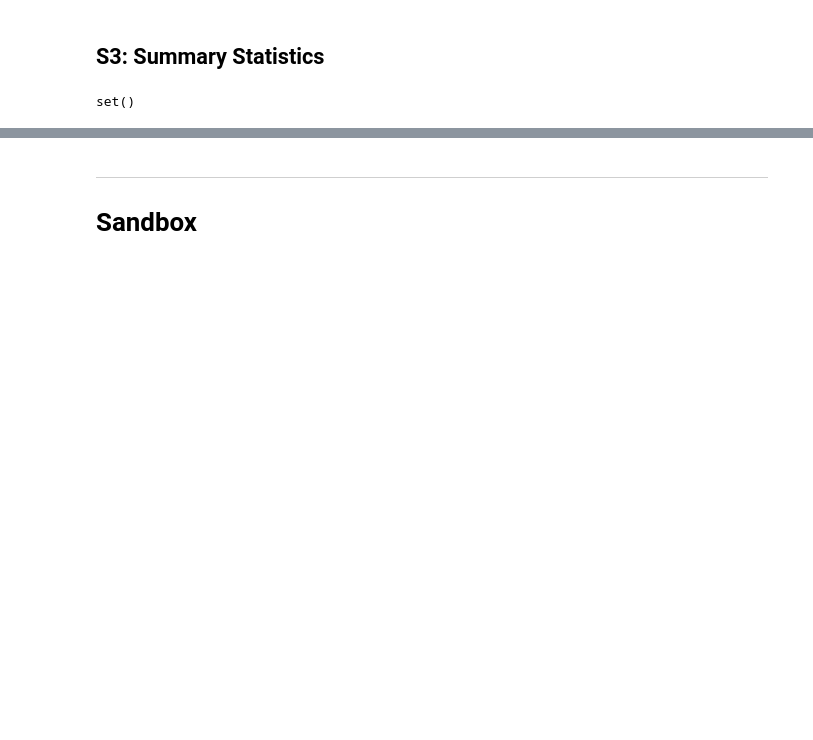
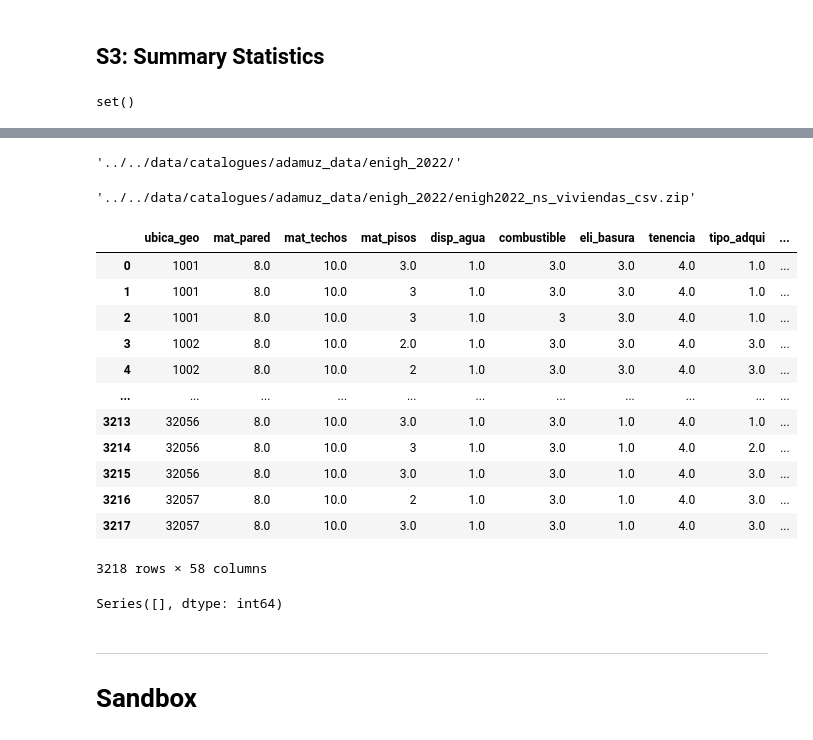
Before and after one commit to romanAVJ/mds-research-stay, a Jupyter notebook: src/P1_PRE_EDA/s4_enigh.ipynb, the cells around one changed output, grey strips where cells are left out. Saved outputs shown, nothing was run; the diff lists cells and outputs as text; code cells hidden in the pictures; blank space fills up the shorter version.

Commit message:
finished enigh complement

```diff
--- a/src/P1_PRE_EDA/s4_enigh.ipynb
+++ b/src/P1_PRE_EDA/s4_enigh.ipynb
@@ -386,7 +385,7 @@ def get_enigh(file, cols_summarize):
 
 
 # get params
-years_enigh = [2018, 2020, 2020]
+years_enigh = [2018, 2020, 2022]
 cols_to_summarize = [
     'tam_loc', 'est_socio', 'est_dis',
     'clase_hog', 'sexo_jefe', 'edad_jefe',
@@ -712,3 +813,37 @@ table_vivienda
+# %%
+dir_file
+# %% [output]
+'../../data/catalogues/adamuz_data/enigh_2022/'
+# %%
+file
+# %% [output]
+'../../data/catalogues/adamuz_data/enigh_2022/enigh2022_ns_viviendas_csv.zip'
+# %%
+# concat
+df_viviendas_all = (
+    pd.concat(list_tables)
+    .sort_values(["ubica_geo", "year"], ignore_index=True)
+    )
+df_viviendas_all
+# %% [output]
+|  | ubica_geo | mat_pared | mat_techos | mat_pisos | disp_agua | combustible | eli_basura | tenencia | tipo_adqui | ... |
+| 0 | 1001 | 8.0 | 10.0 | 3.0 | 1.0 | 3.0 | 3.0 | 4.0 | 1.0 | ... |
+| 1 | 1001 | 8.0 | 10.0 | 3 | 1.0 | 3.0 | 3.0 | 4.0 | 1.0 | ... |
+| 2 | 1001 | 8.0 | 10.0 | 3 | 1.0 | 3 | 3.0 | 4.0 | 1.0 | ... |
+| 3 | 1002 | 8.0 | 10.0 | 2.0 | 1.0 | 3.0 | 3.0 | 4.0 | 3.0 | ... |
+| 4 | 1002 | 8.0 | 10.0 | 2 | 1.0 | 3.0 | 3.0 | 4.0 | 3.0 | ... |
+| ... | ... | ... | ... | ... | ... | ... | ... | ... | ... | ... |
+| 3213 | 32056 | 8.0 | 10.0 | 3.0 | 1.0 | 3.0 | 1.0 | 4.0 | 1.0 | ... |
+| 3214 | 32056 | 8.0 | 10.0 | 3 | 1.0 | 3.0 | 1.0 | 4.0 | 2.0 | ... |
+| 3215 | 32056 | 8.0 | 10.0 | 3.0 | 1.0 | 3.0 | 1.0 | 4.0 | 3.0 | ... |
+| 3216 | 32057 | 8.0 | 10.0 | 2 | 1.0 | 3.0 | 1.0 | 4.0 | 3.0 | ... |
+| 3217 | 32057 | 8.0 | 10.0 | 3.0 | 1.0 | 3.0 | 1.0 | 4.0 | 3.0 | ... |
+3218 rows × 58 columns
+# %%
+# see nans
+df_viviendas_all.isnull().sum()[df_viviendas_all.isnull().sum() > 0]
+# %% [output]
+Series([], dtype: int64)
 # %% [markdown]
 ---
 # Sandbox
```
Also changed, not shown: parts of 18 cells of this notebook, 1 other file.
